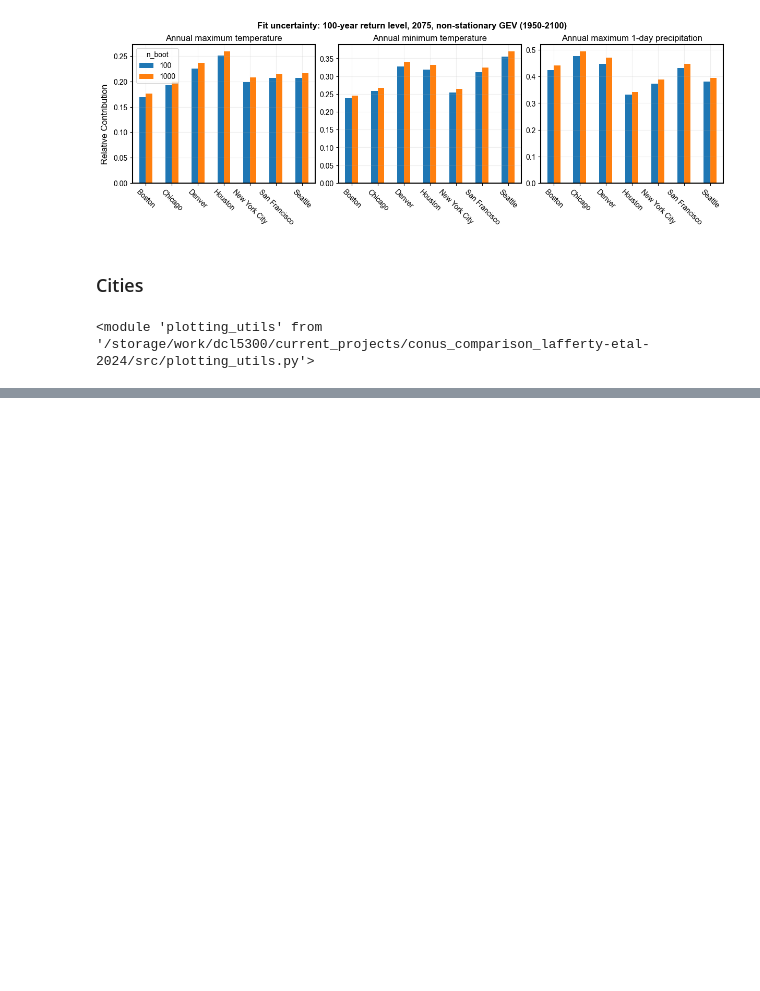
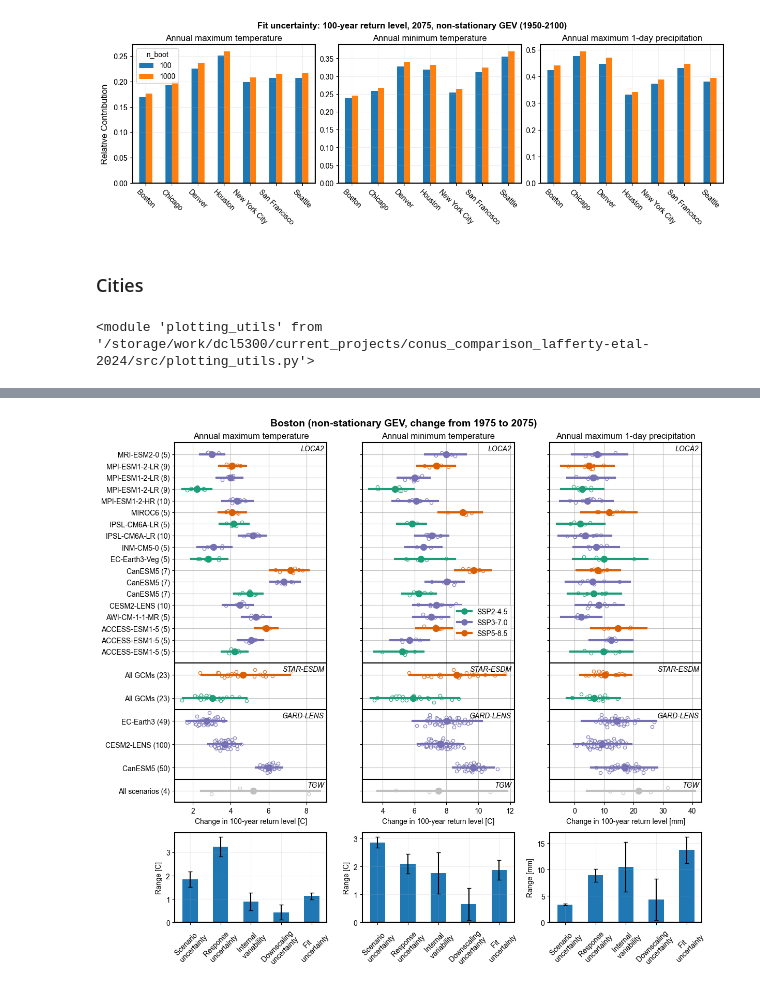
Before and after one commit to david0811/conus_comparison_lafferty-etal-2024, a Jupyter notebook: scripts/03d_sa_cities.ipynb, the cells around one changed output, grey strips where cells are left out. Saved outputs shown, nothing was run; the diff lists cells and outputs as text; code cells hidden in the pictures; blank space fills up the shorter version.

```diff
--- a/scripts/03d_sa_cities.ipynb
+++ b/scripts/03d_sa_cities.ipynb
@@ -279 +275,14 @@ plot_city_metrics(city, metric_ids, plot_col, hist_slice, proj_slice, fit_method
+# %%
+city = 'boston'
+plot_col = '100yr_return_level_diff_2075-1975'
+fit_method = 'mle'
+stationary = False
+
+metric_ids = ['max_tasmax', 'min_tasmin', 'max_pr']
+
+plot_city_metrics(city, metric_ids, plot_col, fit_method, stationary,
+                  title = '(non-stationary GEV, change from 1975 to 2075)',
+                  legend=1)
+# %% [output]
+[figure, added]
 # %%
```
Also changed, not shown: parts of 24 cells of this notebook, 10 other files.
